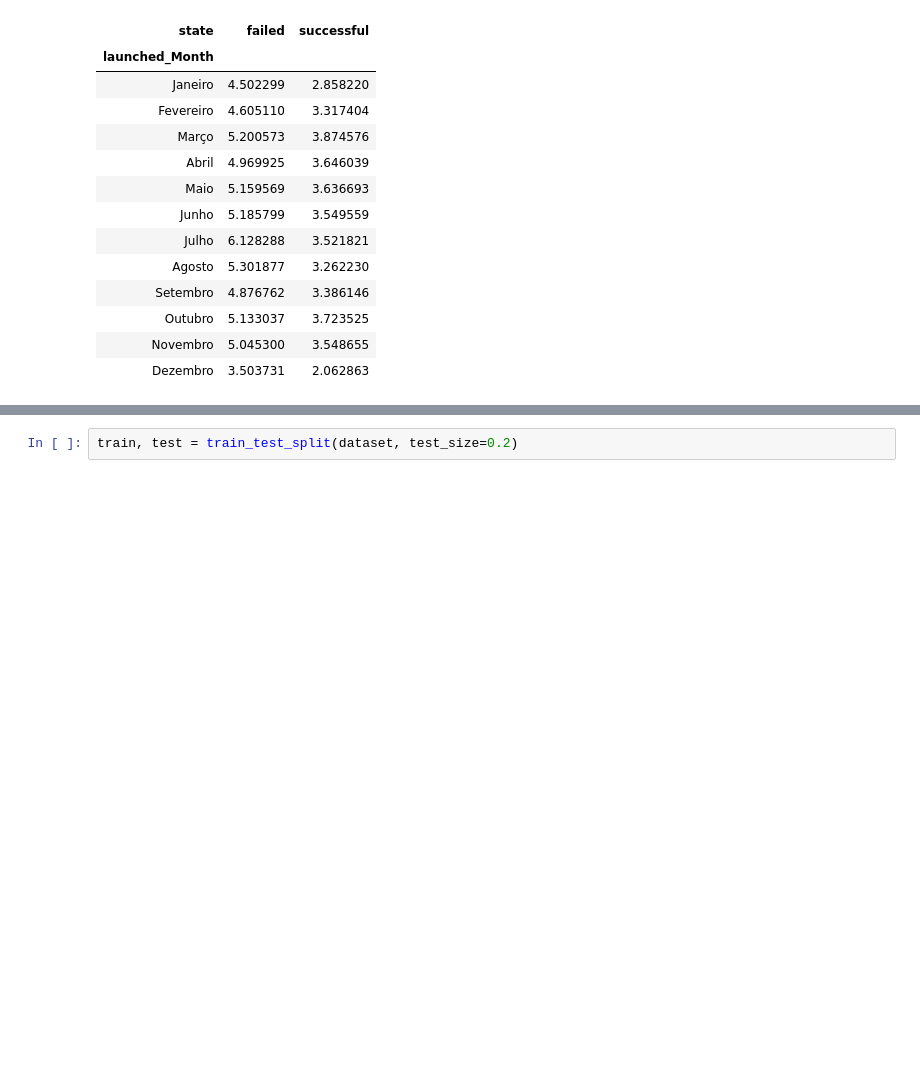
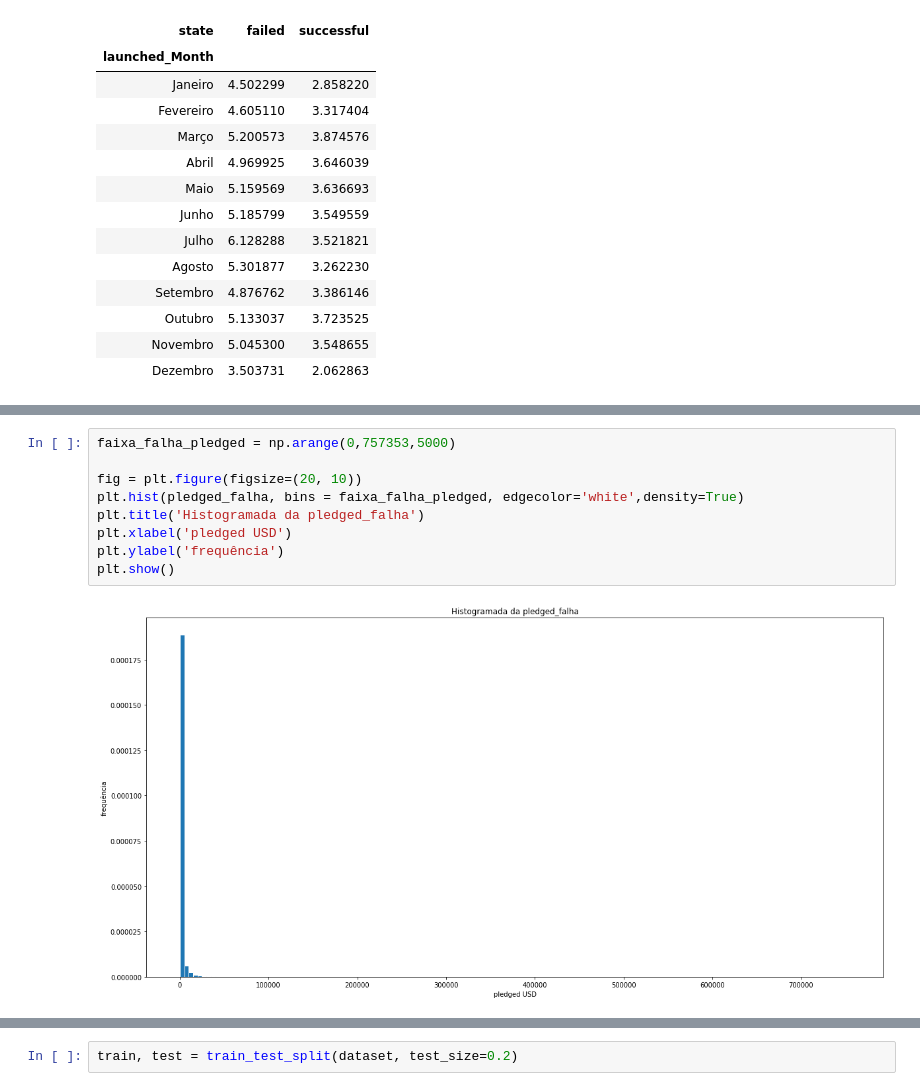
Before and after one commit to jotapsmo/Projeto-2---CDados, a Jupyter notebook: projeto 2.ipynb, the cells around one changed output, grey strips where cells are left out. Saved outputs shown, nothing was run; the diff lists cells and outputs as text; blank space fills up the shorter version.

```diff
--- a/projeto 2.ipynb
+++ b/projeto 2.ipynb
@@ -282,0 +378,11 @@ dataset.groupby(['state']).mean()
+# %%
+faixa_falha_pledged = np.arange(0,757353,5000)
+
+fig = plt.figure(figsize=(20, 10))
+plt.hist(pledged_falha, bins = faixa_falha_pledged, edgecolor='white',density=True)
+plt.title('Histogramada da pledged_falha')
+plt.xlabel('pledged USD')
+plt.ylabel('frequência')
+plt.show()
+# %% [output]
+[figure, added]
```
Also changed, not shown: parts of 25 cells of this notebook.
